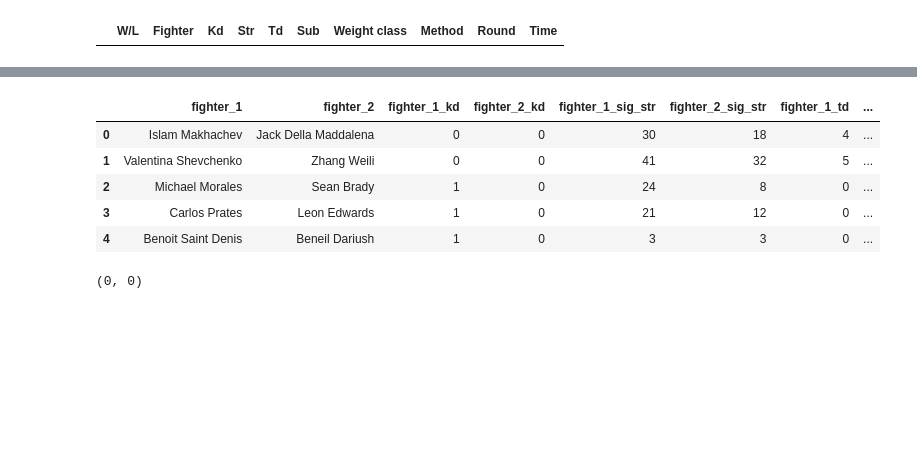
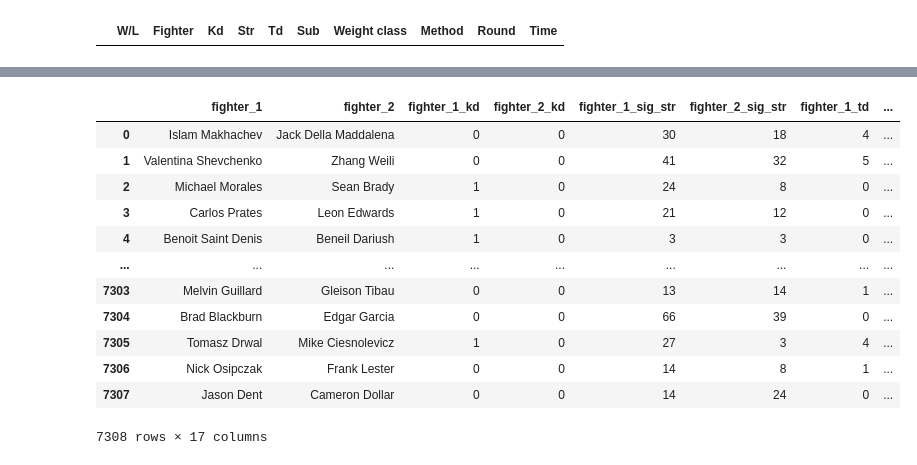
Before and after one commit to LLWICK/UFC-Fight-Winner-Predictor-Machine-learning, a Jupyter notebook: data_scraper/data_scraper.ipynb, the cells around one changed output, grey strips where cells are left out. Drawn from its saved outputs; the diff is of its cells as text; code cells hidden in the pictures; blank space fills up the shorter version.

Commit message:
data scraper finalized

```diff
--- a/data_scraper/data_scraper.ipynb
+++ b/data_scraper/data_scraper.ipynb
@@ -202,18 +194,50 @@ def ufc_scraper(link):
     # Convert list of dicts to DataFrame
     df = pd.DataFrame(all_fights)
     return df
-# %%
-df1 = ufc_scraper('http://ufcstats.com/event-details/8db1b36dde268ef6')
-# %%
-df1.head()
-# %% [output]
-|  | fighter_1 | fighter_2 | fighter_1_kd | fighter_2_kd | fighter_1_sig_str | fighter_2_sig_str | fighter_1_td | ... |
-| 0 | Islam Makhachev | Jack Della Maddalena | 0 | 0 | 30 | 18 | 4 | ... |
-| 1 | Valentina Shevchenko | Zhang Weili | 0 | 0 | 41 | 32 | 5 | ... |
-| 2 | Michael Morales | Sean Brady | 1 | 0 | 24 | 8 | 0 | ... |
-| 3 | Carlos Prates | Leon Edwards | 1 | 0 | 21 | 12 | 0 | ... |
-| 4 | Benoit Saint Denis | Beneil Dariush | 1 | 0 | 3 | 3 | 0 | ... |
-# %%
-df.shape
-# %% [output]
-(0, 0)
+# %%
+df_original = pd.DataFrame()
+# %%
+
+def full_Scraper(last_page):
+
+    df_original = pd.DataFrame()
+
+    for i in range(1 ,int(last_page)+1):
+
+        r = requests.get("http://ufcstats.com/statistics/events/completed?page="+str(i))
+        soup = BeautifulSoup(r.content, 'html.parser')
+
+        events=soup.find_all("a", class_="b-link")
+        event_links = []
+        for a in events:  # `events` is your list of <a> tags
+            link = a.get("href")
+            if link:
+                event_links.append(link)
+
+        if i == 1:
+            event_links = event_links[1:]
+
+        for url in event_links:
+
+            df1 = ufc_scraper(url)
+            df_original = pd.concat([df_original,df1], ignore_index=True)
+
+    return df_original
+# %%
+or_df_frame = full_Scraper(30)
+# %%
+or_df_frame
+# %% [output]
+|  | fighter_1 | fighter_2 | fighter_1_kd | fighter_2_kd | fighter_1_sig_str | fighter_2_sig_str | fighter_1_td | ... |
+| 0 | Islam Makhachev | Jack Della Maddalena | 0 | 0 | 30 | 18 | 4 | ... |
+| 1 | Valentina Shevchenko | Zhang Weili | 0 | 0 | 41 | 32 | 5 | ... |
+| 2 | Michael Morales | Sean Brady | 1 | 0 | 24 | 8 | 0 | ... |
+| 3 | Carlos Prates | Leon Edwards | 1 | 0 | 21 | 12 | 0 | ... |
+| 4 | Benoit Saint Denis | Beneil Dariush | 1 | 0 | 3 | 3 | 0 | ... |
+| ... | ... | ... | ... | ... | ... | ... | ... | ... |
+| 7303 | Melvin Guillard | Gleison Tibau | 0 | 0 | 13 | 14 | 1 | ... |
+| 7304 | Brad Blackburn | Edgar Garcia | 0 | 0 | 66 | 39 | 0 | ... |
+| 7305 | Tomasz Drwal | Mike Ciesnolevicz | 1 | 0 | 27 | 3 | 4 | ... |
+| 7306 | Nick Osipczak | Frank Lester | 0 | 0 | 14 | 8 | 1 | ... |
+| 7307 | Jason Dent | Cameron Dollar | 0 | 0 | 14 | 24 | 0 | ... |
+7308 rows × 17 columns
```
Also changed, not shown: parts of 8 cells of this notebook.
